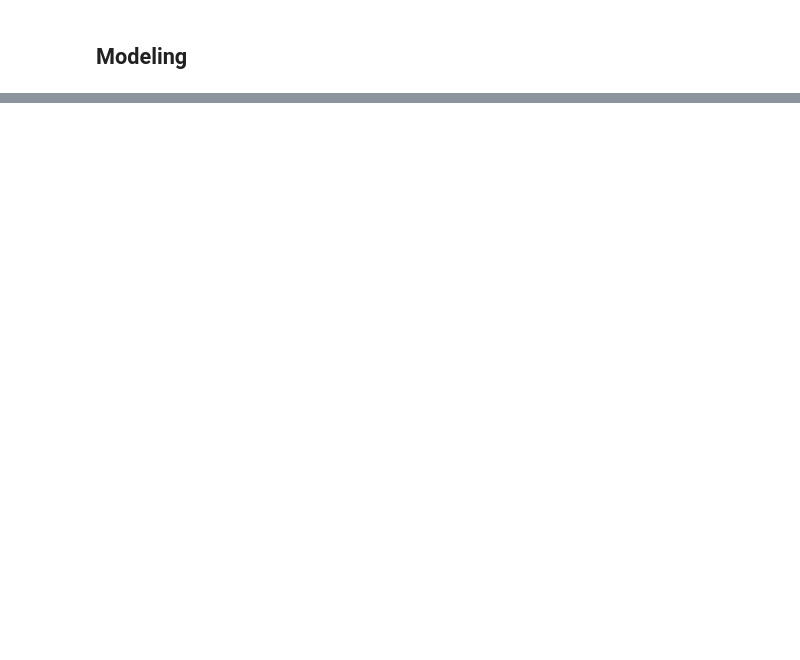
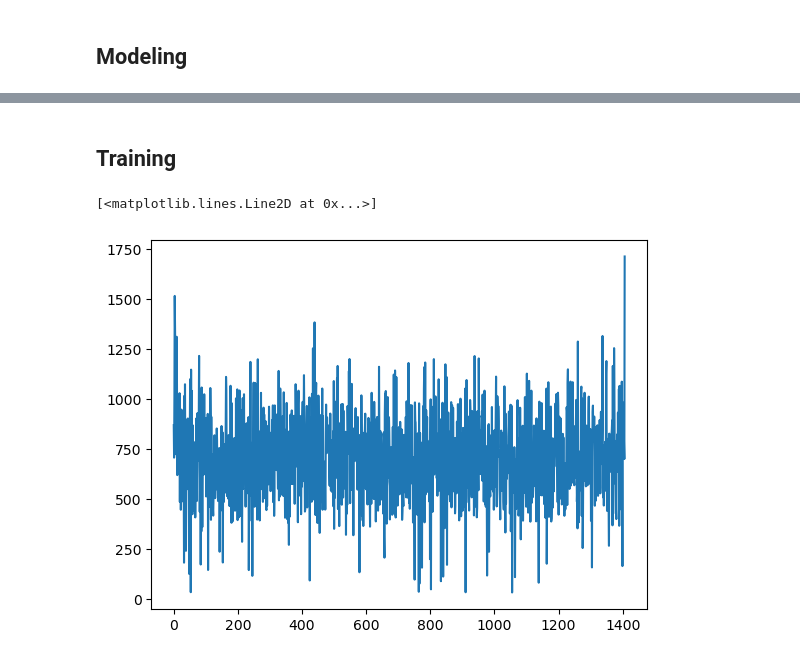
Before and after one commit to arnab-api/Lyrics-Generator, a Jupyter notebook: model_dev.ipynb, the cells around one changed output, grey strips where cells are left out. Cells and saved outputs as stored; diff of their text form; code cells hidden in the pictures; blank space fills up the shorter version.

```diff
--- a/model_dev.ipynb
+++ b/model_dev.ipynb
@@ -102,0 +244,2 @@ model_embedder(torch.tensor(tokenizer.keras_tokenizer.word_index[word]))
+# %% [markdown]
+## Training
@@ -102,0 +257,47 @@ model_embedder(torch.tensor(tokenizer.keras_tokenizer.word_index[word]))
+# %%
+batch_start = 0
+batch_end = batch_start + batch_size
+tokenized = training_data[batch_start : batch_end]
+# %%
+loss_track = []
+
+loss = 0
+for epoch in range(num_epochs):
+    rnn.train()
+    for batch_start in tqdm(range(0, len(training_data), batch_size)):
+        batch_end = min(len(training_data), batch_start + batch_size)
+        cur_batch_size = batch_end - batch_start
+
+        tokenized = training_data[batch_start : batch_end]
+        min_length = np.array([len(t) for t in tokenized]).min()
+        batch = torch.stack(
+            [torch.tensor(t[:min_length]) for t in tokenized]
+        ).to(device)
+        hidden_state = torch.zeros(rnn.num_layers, cur_batch_size, rnn.hidden_dim).to(device)   # start fresh for each sentence
+
+        for i in range(min_length - 1):
+            x = batch[:, i][None].T
+            y_true = batch[:, i+1][None].T
+            y_pred, hidden_state = rnn(x, hidden_state)
+            for pred, true in zip(y_pred, y_true):
+                loss += cross_entropy(pred.squeeze(), true[0])
+
+        loss_track.append(loss.item()/cur_batch_size)
+
+        optimizer.zero_grad()
+        loss.backward()
+        optimizer.step()
+
+        rnn.zero_grad()
+        loss = 0
+
+    perplexity_track.append(
+        perplexity(rnn, validation_data)
+    )
+# %%
+import matplotlib.pyplot as plt
+
+plt.plot(loss_track)
+# %% [output]
+[<matplotlib.lines.Line2D at 0x...>]
+[figure, added]
```
Also changed, not shown: parts of 23 cells of this notebook, 1 other file.
